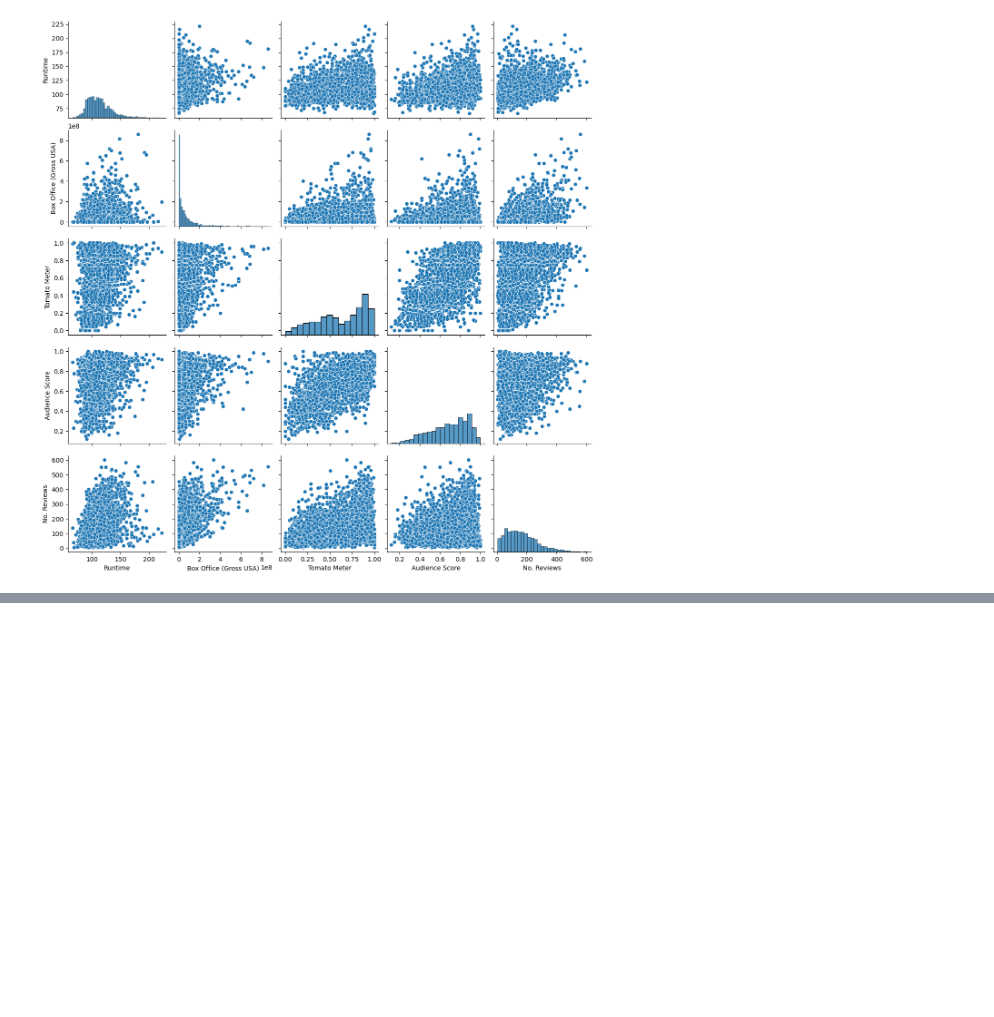
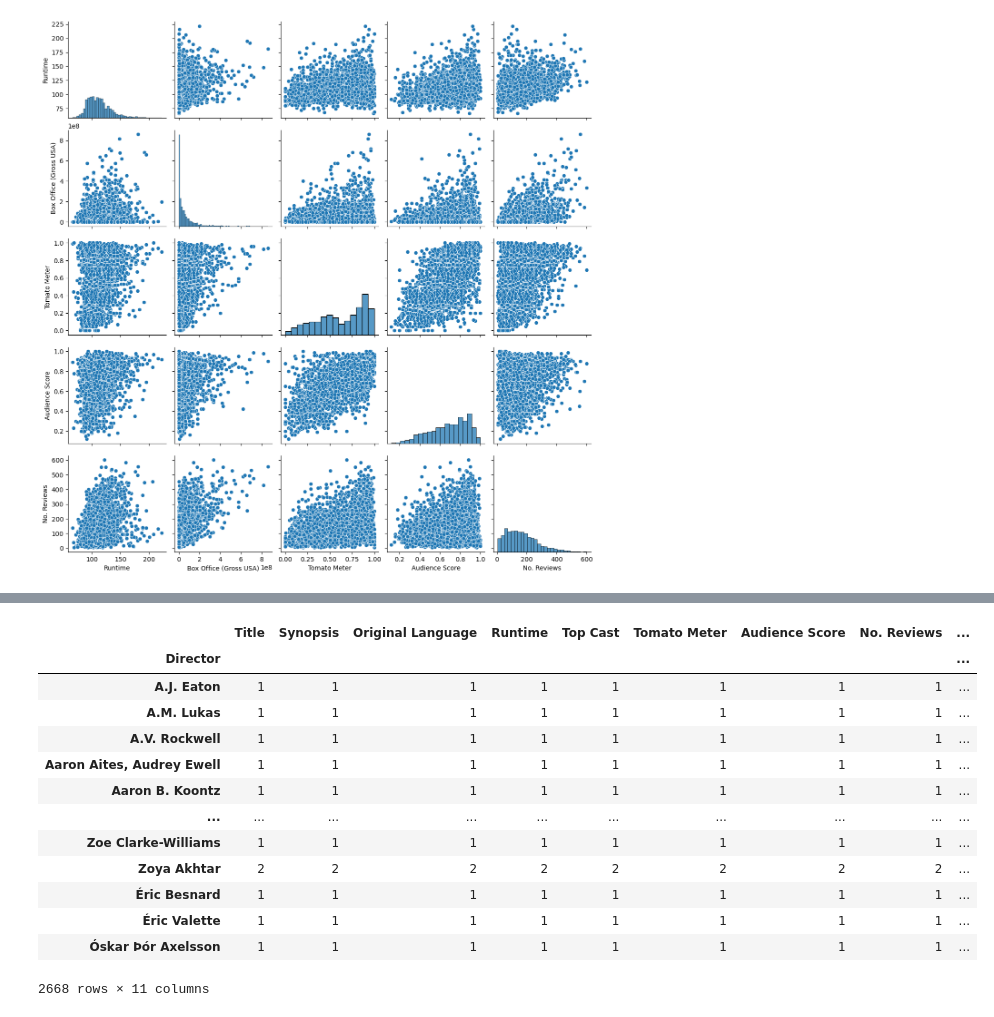
Before and after one commit to Sorooshi/Rotten_Tomatoes_DatabaSet, a Jupyter notebook: notebooks/a02_extract_feature_and_network_data.ipynb, the cells around one changed output, grey strips where cells are left out. Drawn from its saved outputs; the diff is of its cells as text; code cells hidden in the pictures; blank space fills up the shorter version.

```diff
--- a/notebooks/a02_extract_feature_and_network_data.ipynb
+++ b/notebooks/a02_extract_feature_and_network_data.ipynb
@@ -342,0 +450,18 @@ plt.show()
+# %%
+
+movies_data_m.groupby(["Director", ]).count()
+# %% [output]
+|  | Title | Synopsis | Original Language | Runtime | Top Cast | Tomato Meter | Audience Score | No. Reviews | ... |
+| Director |  |  |  |  |  |  |  |  | ... |
+| A.J. Eaton | 1 | 1 | 1 | 1 | 1 | 1 | 1 | 1 | ... |
+| A.M. Lukas | 1 | 1 | 1 | 1 | 1 | 1 | 1 | 1 | ... |
+| A.V. Rockwell | 1 | 1 | 1 | 1 | 1 | 1 | 1 | 1 | ... |
+| Aaron Aites, Audrey Ewell | 1 | 1 | 1 | 1 | 1 | 1 | 1 | 1 | ... |
+| Aaron B. Koontz | 1 | 1 | 1 | 1 | 1 | 1 | 1 | 1 | ... |
+| ... | ... | ... | ... | ... | ... | ... | ... | ... | ... |
+| Zoe Clarke-Williams | 1 | 1 | 1 | 1 | 1 | 1 | 1 | 1 | ... |
+| Zoya Akhtar | 2 | 2 | 2 | 2 | 2 | 2 | 2 | 2 | ... |
+| Éric Besnard | 1 | 1 | 1 | 1 | 1 | 1 | 1 | 1 | ... |
+| Éric Valette | 1 | 1 | 1 | 1 | 1 | 1 | 1 | 1 | ... |
+| Óskar Þór Axelsson | 1 | 1 | 1 | 1 | 1 | 1 | 1 | 1 | ... |
+2668 rows × 11 columns
```
Also changed, not shown: parts of 27 cells of this notebook.
